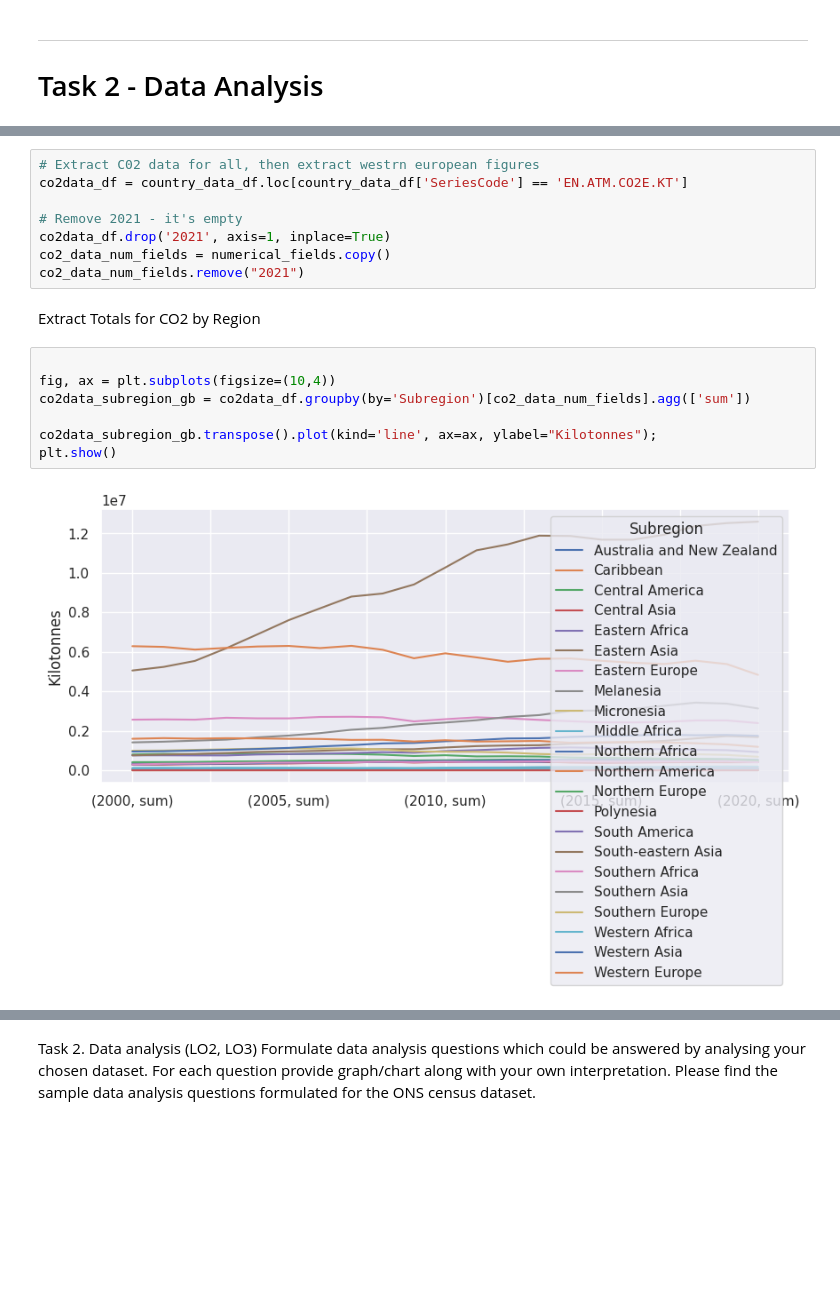
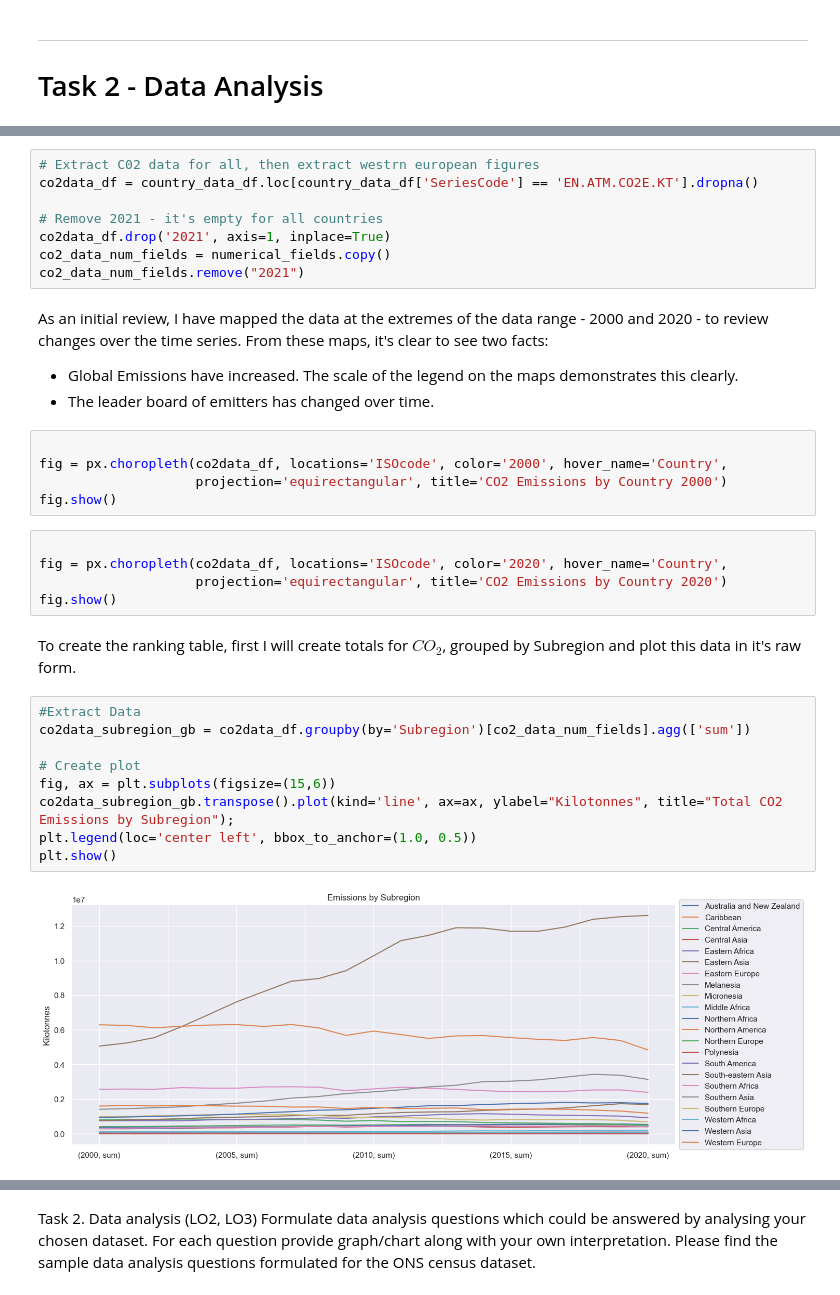
Before and after one commit to daemonchild/cardiffmet-dat4004-data-science-fundamentals, a Jupyter notebook: jupyter-notebook/WorldBankData.ipynb, the cells around one changed output, grey strips where cells are left out. Cells and saved outputs as stored; diff of their text form; blank space fills up the shorter version.

```diff
--- a/jupyter-notebook/WorldBankData.ipynb
+++ b/jupyter-notebook/WorldBankData.ipynb
@@ -609,19 +604,36 @@ To answer this question I will first extract the appropriate CO2 data.
 # %%
 # Extract C02 data for all, then extract westrn european figures
-co2data_df = country_data_df.loc[country_data_df['SeriesCode'] == 'EN.ATM.CO2E.KT']
+co2data_df = country_data_df.loc[country_data_df['SeriesCode'] == 'EN.ATM.CO2E.KT'].dropna()
 
-# Remove 2021 - it's empty
+# Remove 2021 - it's empty for all countries
 co2data_df.drop('2021', axis=1, inplace=True)
 co2_data_num_fields = numerical_fields.copy()
 co2_data_num_fields.remove("2021")
+# %% [markdown]
+As an initial review, I have mapped the data at the extremes of the data range - 2000 and 2020 - to review changes over the time series. From these maps, it's clear to see two facts:
+
+- Global Emissions have increased. The scale of the legend on the maps demonstrates this clearly.
+- The leader board of emitters has changed over time.
+# %%
+
+fig = px.choropleth(co2data_df, locations='ISOcode', color='2000', hover_name='Country',
+                    projection='equirectangular', title='CO2 Emissions by Country 2000')
+fig.show()
+# %%
+
+fig = px.choropleth(co2data_df, locations='ISOcode', color='2020', hover_name='Country',
+                    projection='equirectangular', title='CO2 Emissions by Country 2020')
+fig.show()
 # %% [markdown]
-Extract Totals for CO2 by Region
+To create the ranking table, first I will create totals for $CO_{2}$, grouped by Subregion and plot this data in it's raw form.
 # %%
-
-fig, ax = plt.subplots(figsize=(10,4))
+#Extract Data
 co2data_subregion_gb = co2data_df.groupby(by='Subregion')[co2_data_num_fields].agg(['sum'])
 
-co2data_subregion_gb.transpose().plot(kind='line', ax=ax, ylabel="Kilotonnes");
+# Create plot
+fig, ax = plt.subplots(figsize=(15,6))
+co2data_subregion_gb.transpose().plot(kind='line', ax=ax, ylabel="Kilotonnes", title="Total CO2 Emissions by Subregion");
+plt.legend(loc='center left', bbox_to_anchor=(1.0, 0.5))
 plt.show()
 # %% [output]
-[figure, old version]
+[figure, new version]
```
Also changed, not shown: parts of 32 cells of this notebook.
